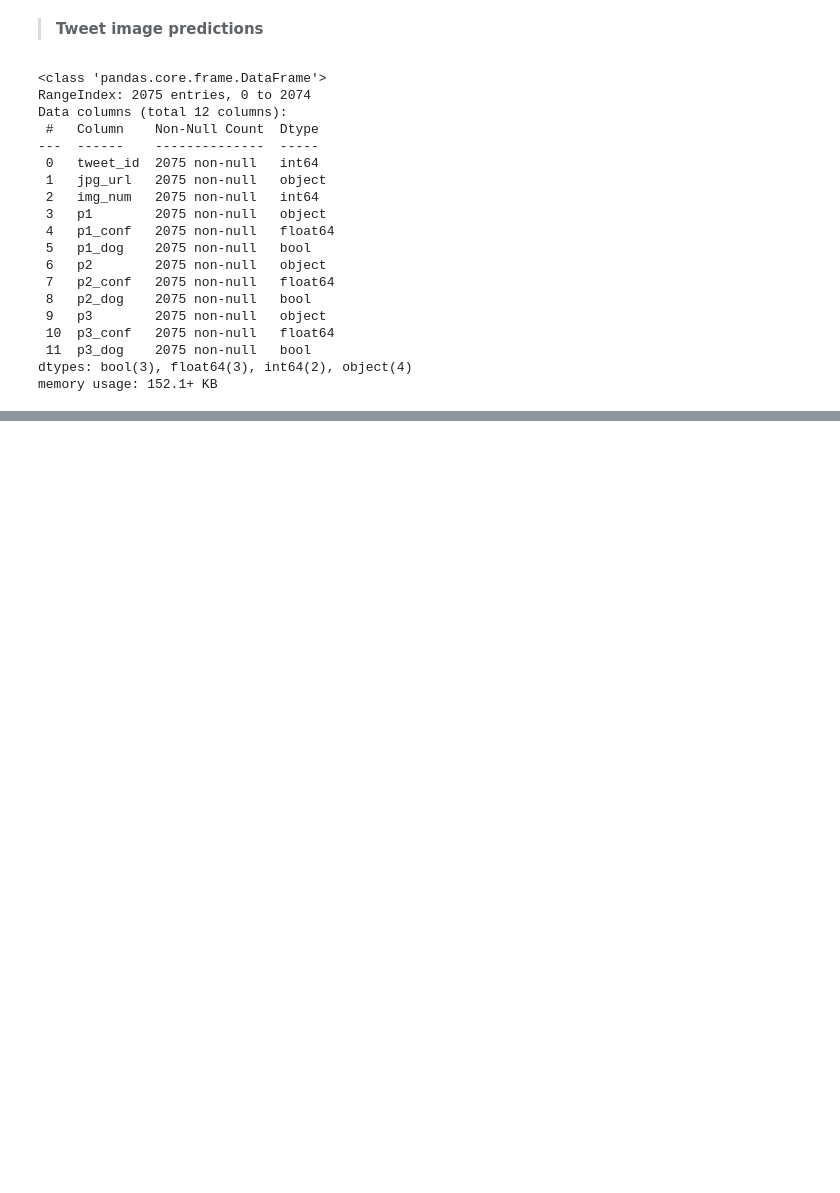
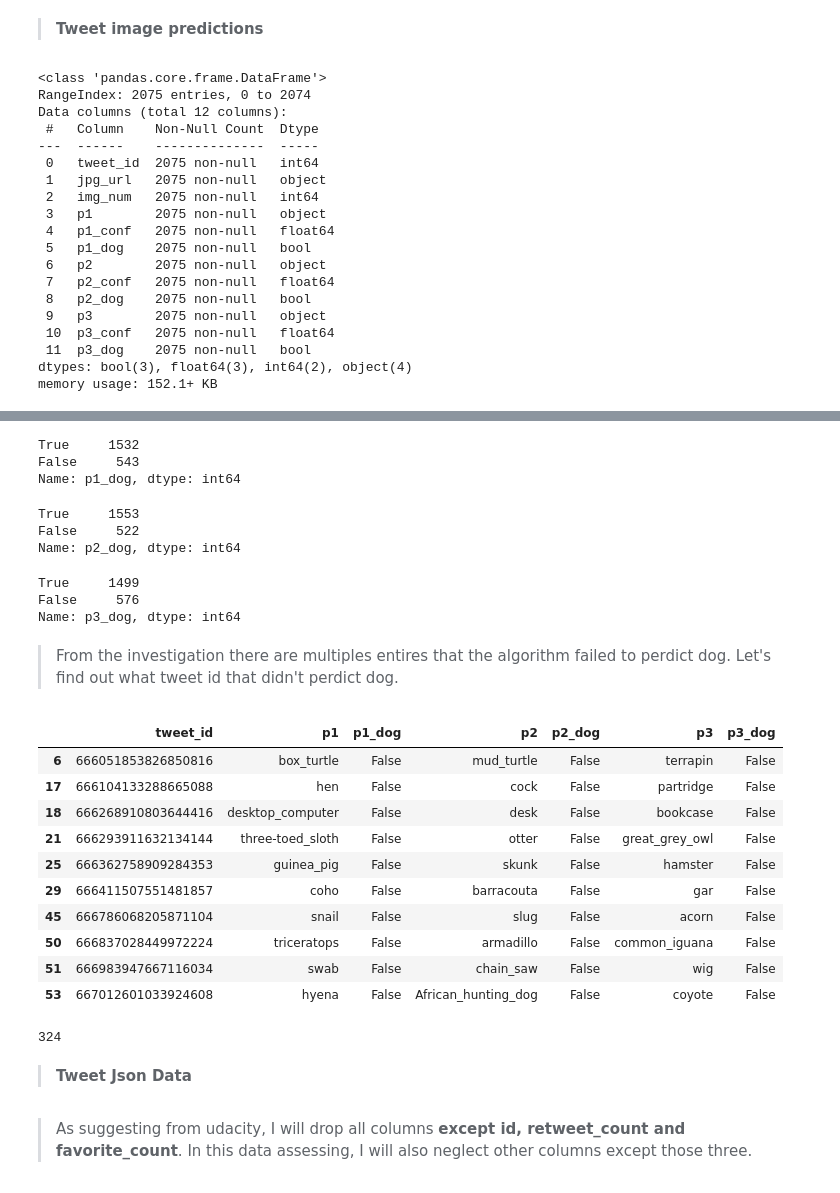
Before and after one commit to isaphu/Data-Wrangling-WeRateDog, a Jupyter notebook: wrangle_act.ipynb, the cells around one changed output, grey strips where cells are left out. Saved outputs shown, nothing was run; the diff lists cells and outputs as text; code cells hidden in the pictures; blank space fills up the shorter version.

Commit message:
adding more data cleaning

```diff
--- a/wrangle_act.ipynb
+++ b/wrangle_act.ipynb
@@ -493,3 +507,51 @@ df_2.tail(10)
 | 2072 | 891815181378084864 | https://pbs.twimg.com/media/DGBdL... | 1 | Chihuahua | 0.716012 | True | malamute | 0.078253 | True | kelpie | 0.031379 | ... |
 | 2073 | 892177421306343426 | https://pbs.twimg.com/media/DGGmo... | 1 | Chihuahua | 0.323581 | True | Pekinese | 0.090647 | True | papillon | 0.068957 | ... |
 | 2074 | 892420643555336193 | https://pbs.twimg.com/media/DGKD1... | 1 | orange | 0.097049 | False | bagel | 0.085851 | False | banana | 0.076110 | ... |
+# %%
+df_2.p1_dog.value_counts()
+# %% [output]
+True     1532
+False     543
+Name: p1_dog, dtype: int64
+# %%
+df_2.p2_dog.value_counts()
+# %% [output]
+True     1553
+False     522
+Name: p2_dog, dtype: int64
+# %%
+df_2.p3_dog.value_counts()
+# %% [output]
+True     1499
+False     576
+Name: p3_dog, dtype: int64
+# %% [markdown]
+> From the investigation there are multiples entires that the algorithm failed to perdict dog. Let's find out what tweet id that didn't perdict dog.
+# %%
+#checking 10 with unidentify dog breed
+df_2[~df_2.p1_dog & \
+     ~df_2.p2_dog & \
+     ~df_2.p3_dog][['tweet_id', 'p1', 'p1_dog','p2', 'p2_dog', 'p3', 'p3_dog']].head(10)
+# %% [output]
+|  | tweet_id | p1 | p1_dog | p2 | p2_dog | p3 | p3_dog |
+| 6 | 666051853826850816 | box_turtle | False | mud_turtle | False | terrapin | False |
+| 17 | 666104133288665088 | hen | False | cock | False | partridge | False |
+| 18 | 666268910803644416 | desktop_computer | False | desk | False | bookcase | False |
+| 21 | 666293911632134144 | three-toed_sloth | False | otter | False | great_grey_owl | False |
+| 25 | 666362758909284353 | guinea_pig | False | skunk | False | hamster | False |
+| 29 | 666411507551481857 | coho | False | barracouta | False | gar | False |
+| 45 | 666786068205871104 | snail | False | slug | False | acorn | False |
+| 50 | 666837028449972224 | triceratops | False | armadillo | False | common_iguana | False |
+| 51 | 666983947667116034 | swab | False | chain_saw | False | wig | False |
+| 53 | 667012601033924608 | hyena | False | African_hunting_dog | False | coyote | False |
+# %%
+#check how many dog that are not identify in those three perdiction
+sum(~df_2.p1_dog & \
+    ~df_2.p2_dog & \
+    ~df_2.p3_dog)
+# %% [output]
+324
+# %% [markdown]
+> <strong>Tweet Json Data</strong>
+# %% [markdown]
+> As suggesting from udacity, I will drop all columns <strong>except id, retweet_count and favorite_count</strong>. In this data assessing, I will also neglect other columns except those three.
```
Also changed, not shown: parts of 75 cells of this notebook.
